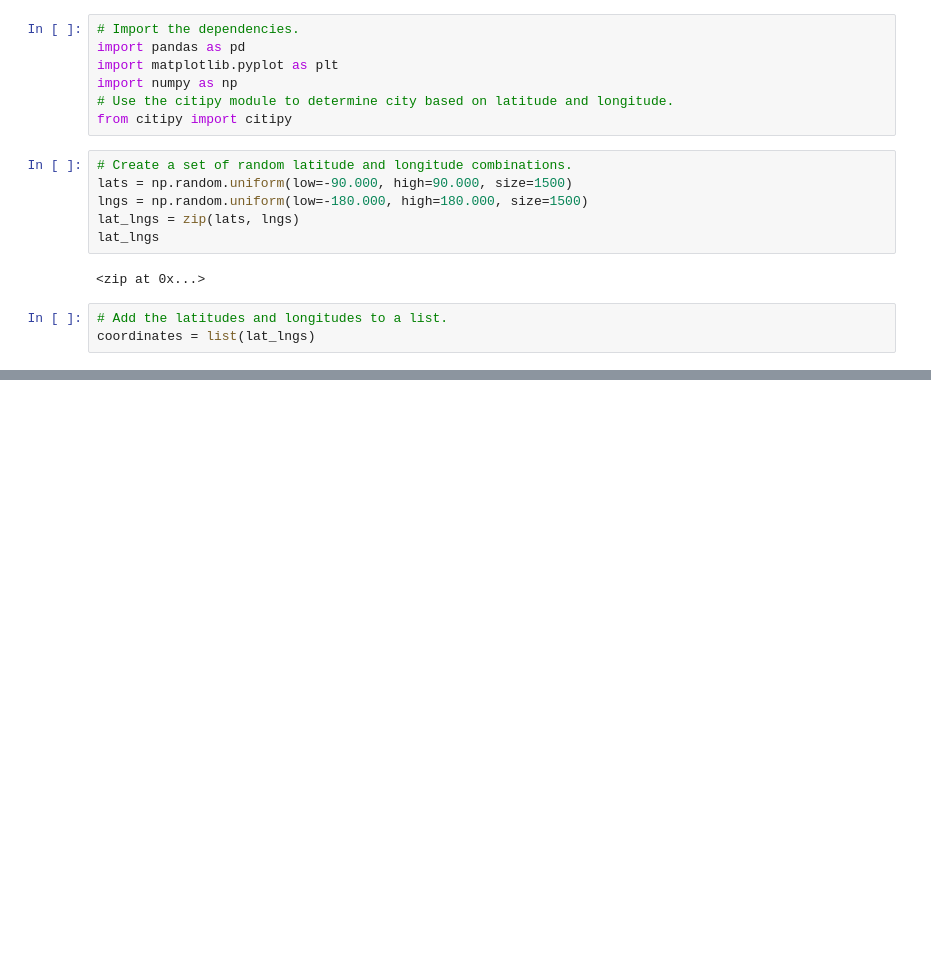
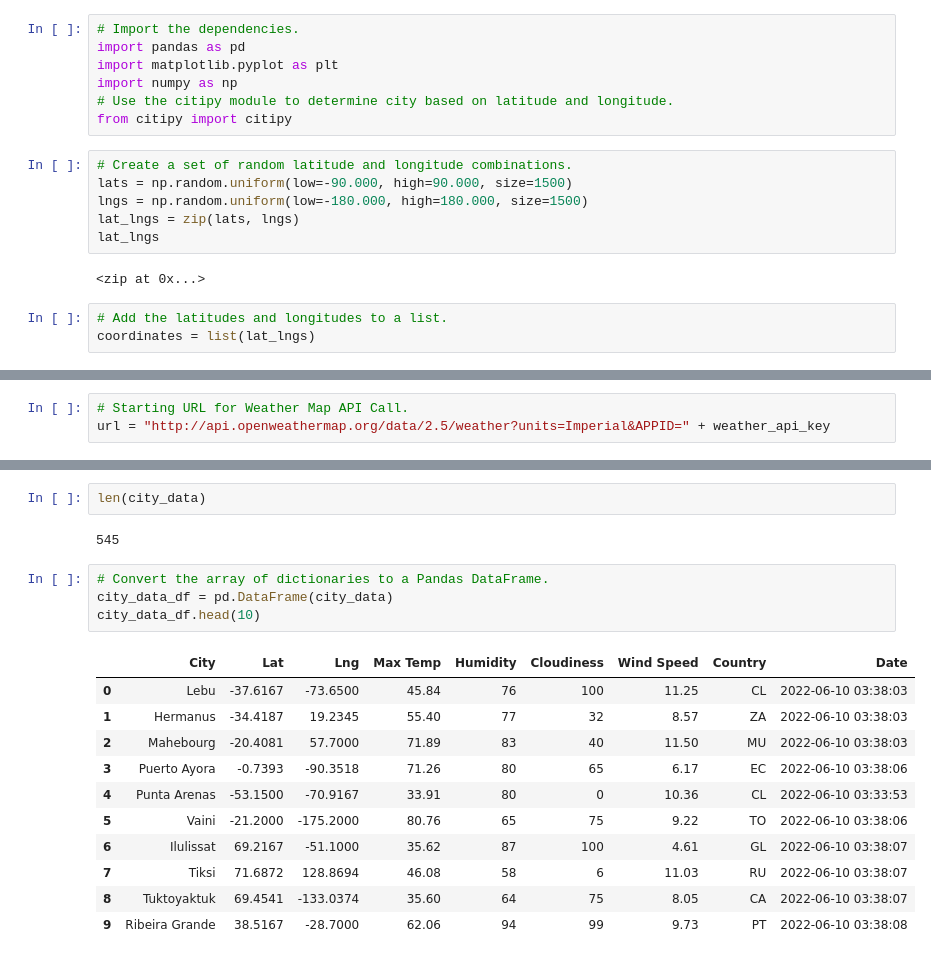
Before and after one commit to camonet/World_Weather_Analysis, a Jupyter notebook: WeatherPy.ipynb, the cells around one changed output, grey strips where cells are left out. Cells and saved outputs as stored; diff of their text form; blank space fills up the shorter version.

Commit message:
Modifiying .gitignore and adding WeatherPy file

```diff
--- a/WeatherPy.ipynb
+++ b/WeatherPy.ipynb
@@ -32,0 +39,3 @@ len(cities)
+# %%
+# Starting URL for Weather Map API Call.
+url = "http://api.openweathermap.org/data/2.5/weather?units=Imperial&APPID=" + weather_api_key
@@ -32,0 +124,20 @@ len(cities)
+# %%
+len(city_data)
+# %% [output]
+545
+# %%
+# Convert the array of dictionaries to a Pandas DataFrame.
+city_data_df = pd.DataFrame(city_data)
+city_data_df.head(10)
+# %% [output]
+|  | City | Lat | Lng | Max Temp | Humidity | Cloudiness | Wind Speed | Country | Date |
+| 0 | Lebu | -37.6167 | -73.6500 | 45.84 | 76 | 100 | 11.25 | CL | 2022-06-10 03:38:03 |
+| 1 | Hermanus | -34.4187 | 19.2345 | 55.40 | 77 | 32 | 8.57 | ZA | 2022-06-10 03:38:03 |
+| 2 | Mahebourg | -20.4081 | 57.7000 | 71.89 | 83 | 40 | 11.50 | MU | 2022-06-10 03:38:03 |
+| 3 | Puerto Ayora | -0.7393 | -90.3518 | 71.26 | 80 | 65 | 6.17 | EC | 2022-06-10 03:38:06 |
+| 4 | Punta Arenas | -53.1500 | -70.9167 | 33.91 | 80 | 0 | 10.36 | CL | 2022-06-10 03:33:53 |
+| 5 | Vaini | -21.2000 | -175.2000 | 80.76 | 65 | 75 | 9.22 | TO | 2022-06-10 03:38:06 |
+| 6 | Ilulissat | 69.2167 | -51.1000 | 35.62 | 87 | 100 | 4.61 | GL | 2022-06-10 03:38:07 |
+| 7 | Tiksi | 71.6872 | 128.8694 | 46.08 | 58 | 6 | 11.03 | RU | 2022-06-10 03:38:07 |
+| 8 | Tuktoyaktuk | 69.4541 | -133.0374 | 35.60 | 64 | 75 | 8.05 | CA | 2022-06-10 03:38:07 |
+| 9 | Ribeira Grande | 38.5167 | -28.7000 | 62.06 | 94 | 99 | 9.73 | PT | 2022-06-10 03:38:08 |
```
Also changed, not shown: parts of 6 cells of this notebook, 1 other file.
